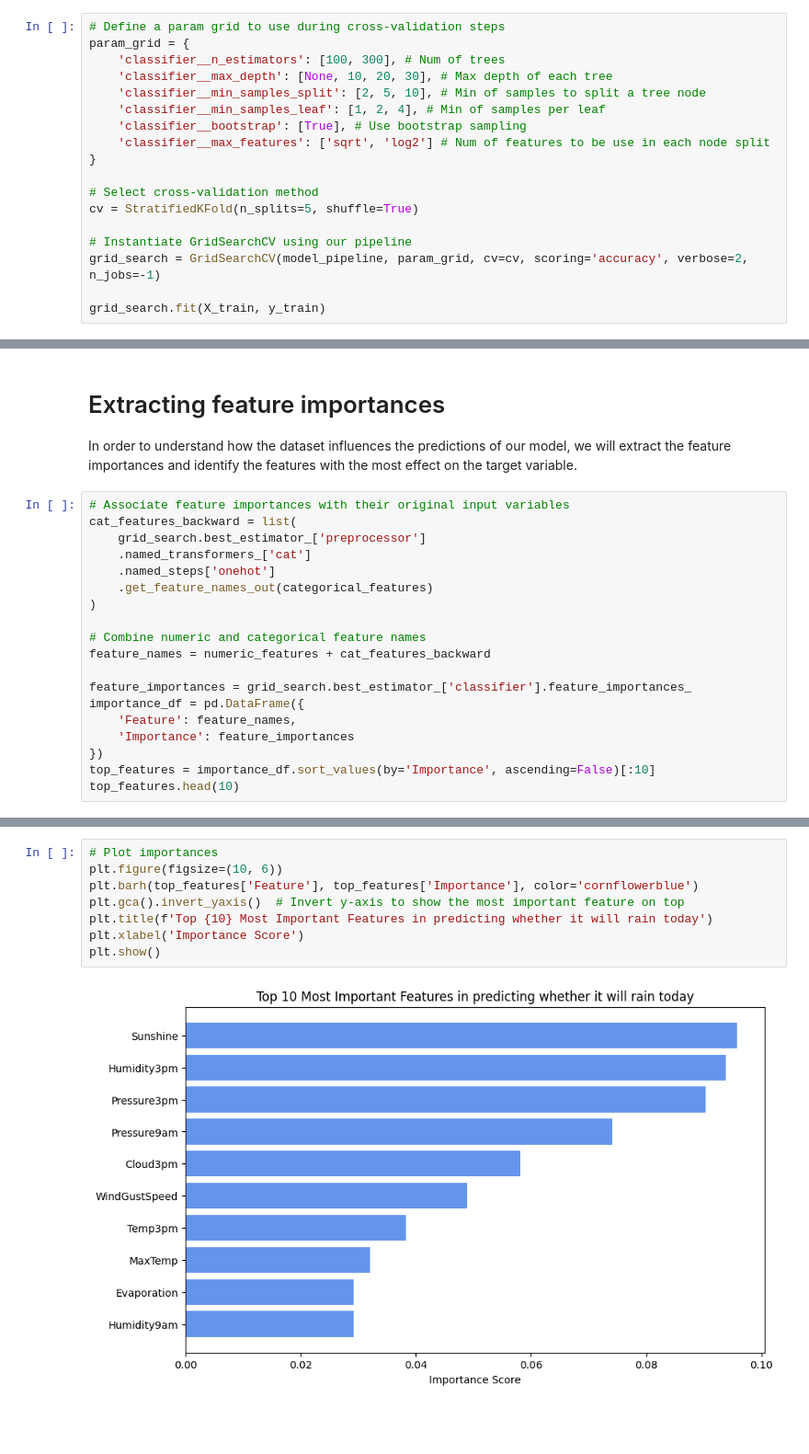
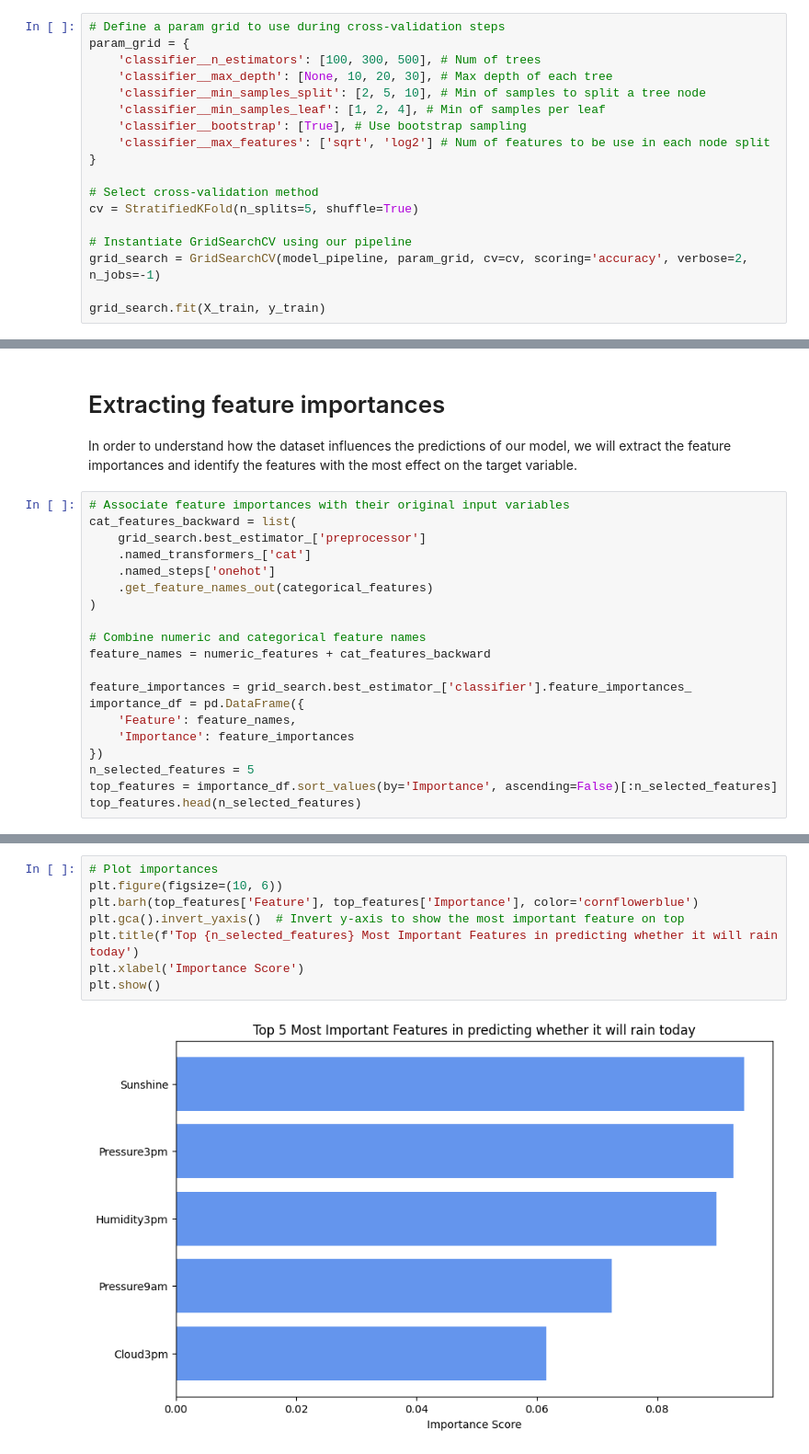
Before and after one commit to phaa/ibm-ml-with-python, a Jupyter notebook: 6-final-project/FinalProject.ipynb, the cells around one changed output, grey strips where cells are left out. Shown at 92% size. Cells and saved outputs as stored; diff of their text form; blank space fills up the shorter version.

```diff
--- a/6-final-project/FinalProject.ipynb
+++ b/6-final-project/FinalProject.ipynb
@@ -306,7 +310,7 @@ During grid search we repeatedly test diferent model and transformer parameters
 # %%
 # Define a param grid to use during cross-validation steps
 param_grid = {
-	'classifier__n_estimators': [100, 300], # Num of trees
+	'classifier__n_estimators': [100, 300, 500], # Num of trees
     'classifier__max_depth': [None, 10, 20, 30], # Max depth of each tree
     'classifier__min_samples_split': [2, 5, 10], # Min of samples to split a tree node
     'classifier__min_samples_leaf': [1, 2, 4], # Min of samples per leaf
@@ -430,7 +434,8 @@ importance_df = pd.DataFrame({
   	'Feature': feature_names,
   	'Importance': feature_importances
 })
-top_features = importance_df.sort_values(by='Importance', ascending=False)[:10]
-top_features.head(10)
+n_selected_features = 5
+top_features = importance_df.sort_values(by='Importance', ascending=False)[:n_selected_features]
+top_features.head(n_selected_features)
 # %% [output]
 |  | Feature | Importance |
@@ -447,10 +447,10 @@ top_features.head(10)
 # %%
 # Plot importances
 plt.figure(figsize=(10, 6))
 plt.barh(top_features['Feature'], top_features['Importance'], color='cornflowerblue')
 plt.gca().invert_yaxis()  # Invert y-axis to show the most important feature on top
-plt.title(f'Top {10} Most Important Features in predicting whether it will rain today')
+plt.title(f'Top {n_selected_features} Most Important Features in predicting whether it will rain today')
 plt.xlabel('Importance Score')
 plt.show()
 # %% [output]
-[figure, old version]
+[figure, new version]
```
Also changed, not shown: parts of 14 cells of this notebook, 1 other file.
